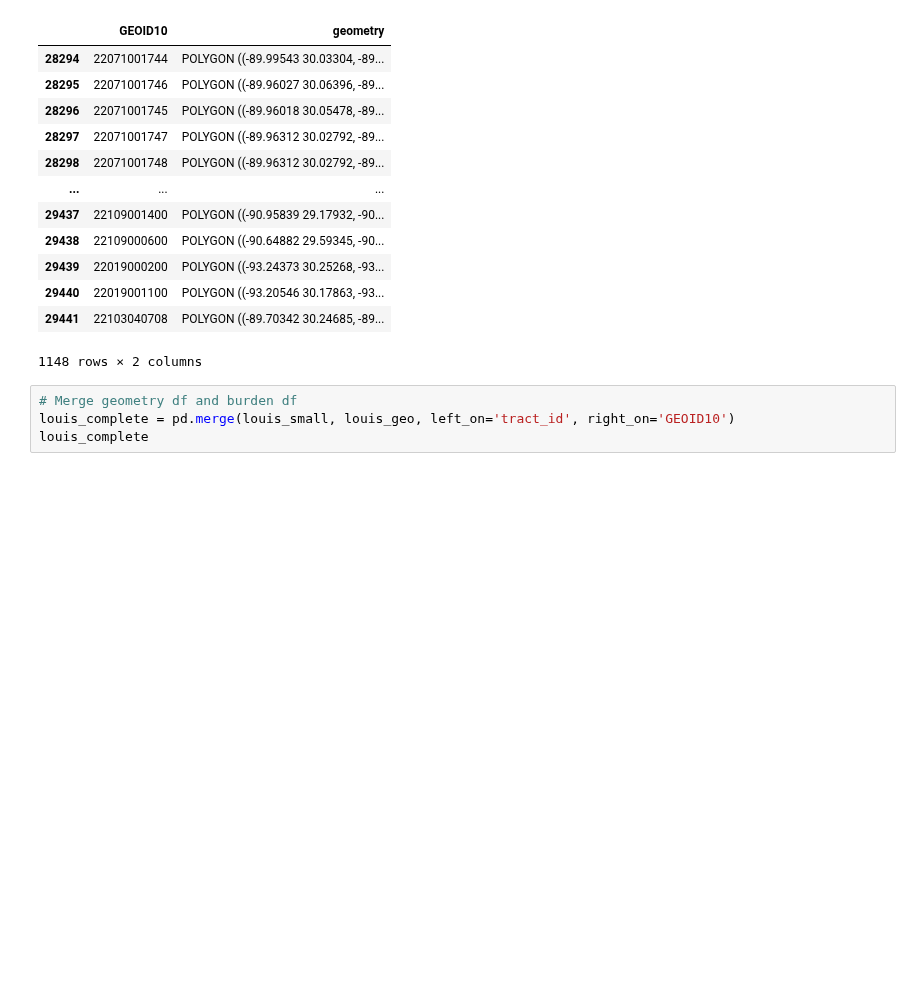
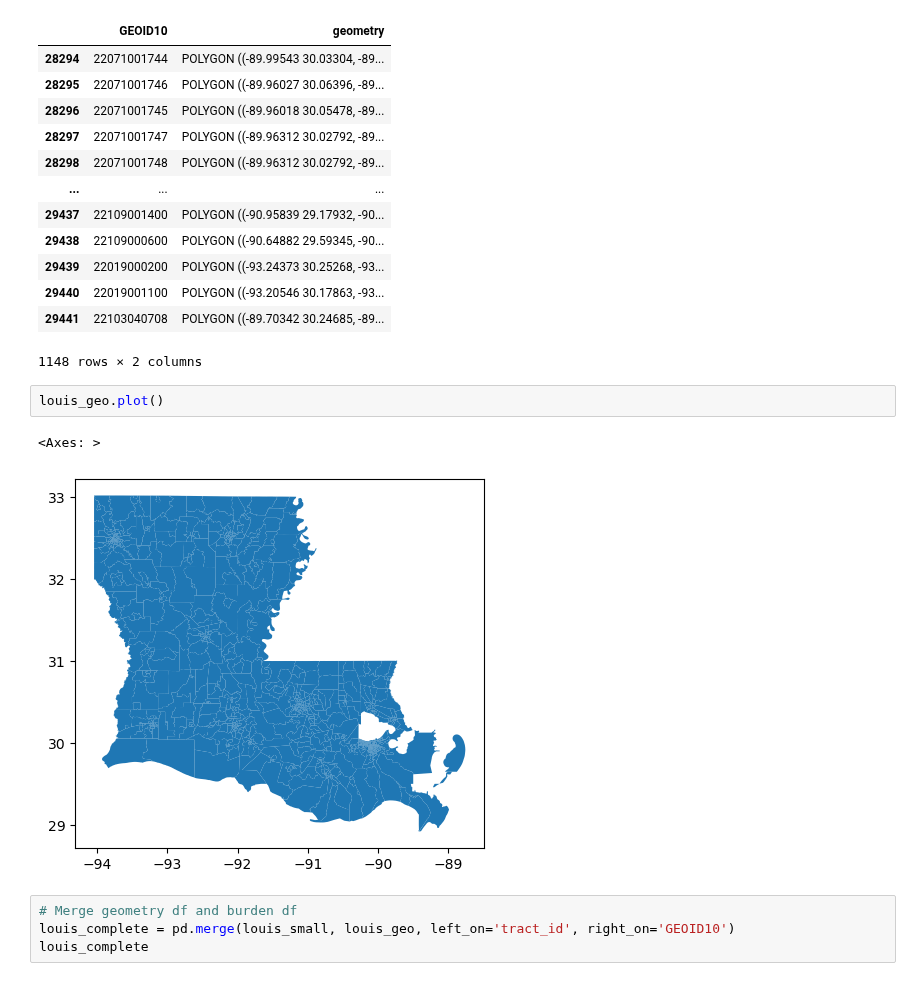
Before and after one commit to haylee360/j40-data-exploration, a Jupyter notebook: exploration.ipynb, the cells around one changed output. Saved outputs shown, nothing was run; the diff lists cells and outputs as text; blank space fills up the shorter version.

```diff
--- a/exploration.ipynb
+++ b/exploration.ipynb
@@ -198,6 +191,11 @@ louis_geo
 | 29440 | 22019001100 | POLYGON ((-93.20546 30.17863, -93... |
 | 29441 | 22103040708 | POLYGON ((-89.70342 30.24685, -89... |
 1148 rows × 2 columns
+# %%
+louis_geo.plot()
+# %% [output]
+<Axes: >
+[figure, added]
 # %%
 # Merge geometry df and burden df
 louis_complete = pd.merge(louis_small, louis_geo, left_on='tract_id', right_on='GEOID10')
```
Also changed, not shown: parts of 5 cells of this notebook.
